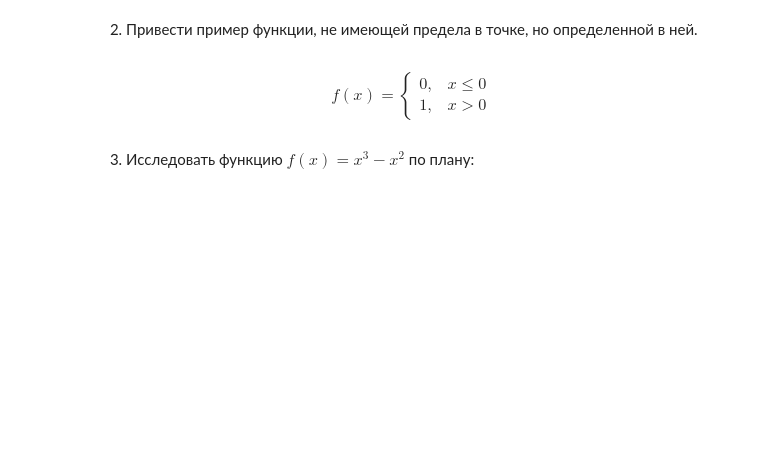
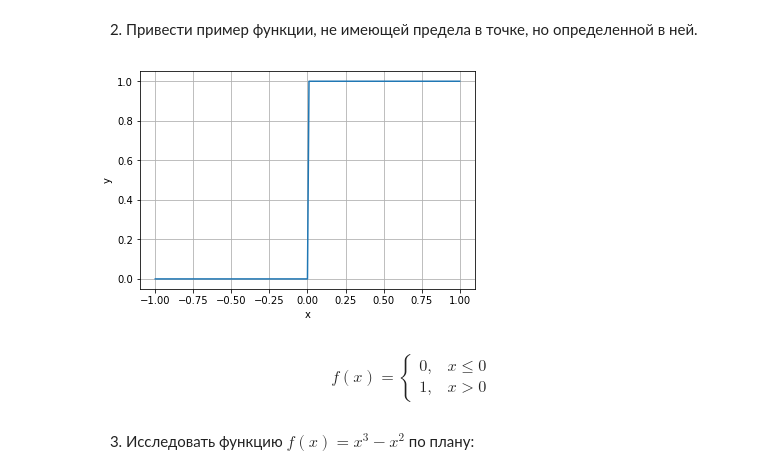
Before and after one commit to barinsm/GeekBrains, a Jupyter notebook: hw04.ipynb, the cells around one changed output. Saved outputs shown, nothing was run; the diff lists cells and outputs as text; code cells hidden in the pictures; blank space fills up the shorter version.

```diff
--- a/hw04.ipynb
+++ b/hw04.ipynb
@@ -11,6 +25,14 @@
 2. Привести пример функции, не имеющей предела в точке, но определенной в ней.
 # %%
 # Пример функции, для которой не существует предела в точке x = 0, но значений функции в этой точке определено и равно 0:
+x = np.linspace(-1, 1, 201)
+plt.plot(x, [0 if i<=0 else 1 for i in x])
+plt.xlabel('x')
+plt.ylabel('y')
+plt.grid(True)
+plt.show()
+# %% [output]
+[figure, added]
 # %% [markdown]
 $$
 f(x)=\left\{\begin{array}{cc}{0,} & {x \leq 0} \\ {1,} & {x>0}\end{array}\right.
```
Also changed, not shown: parts of 10 cells of this notebook.
